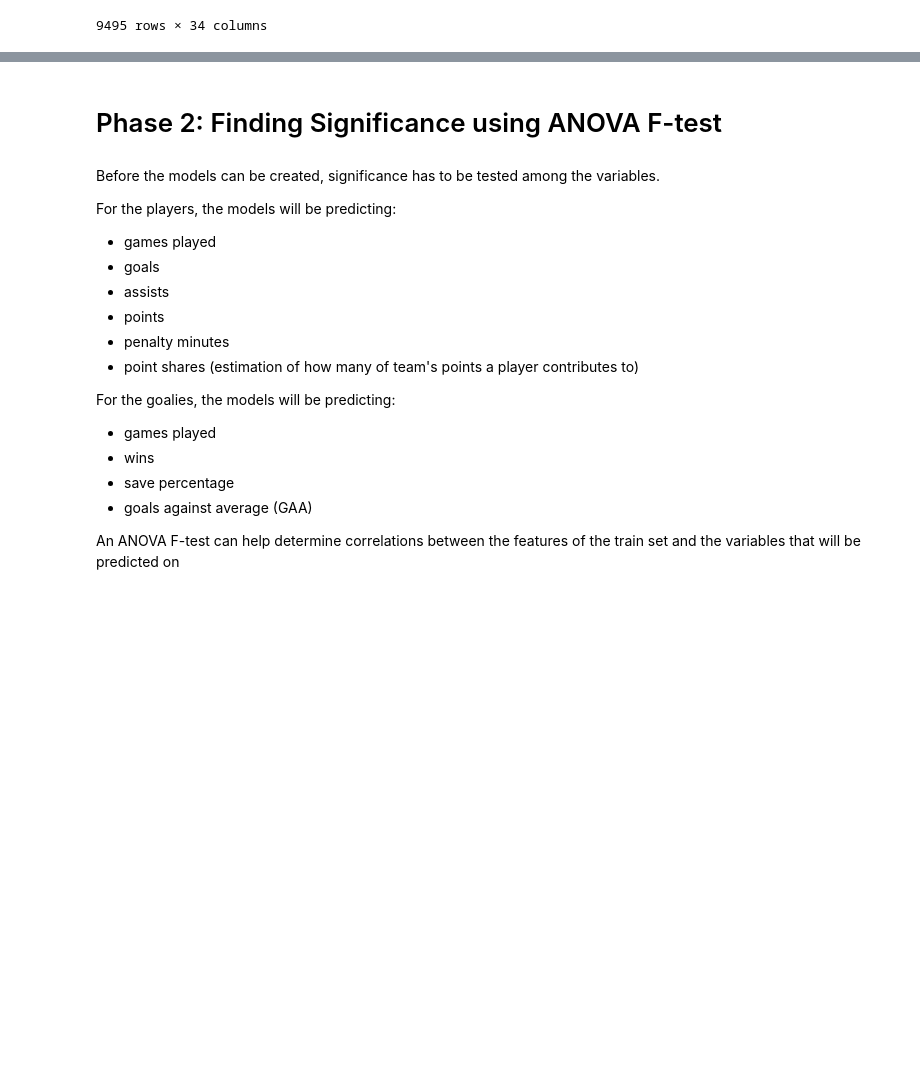
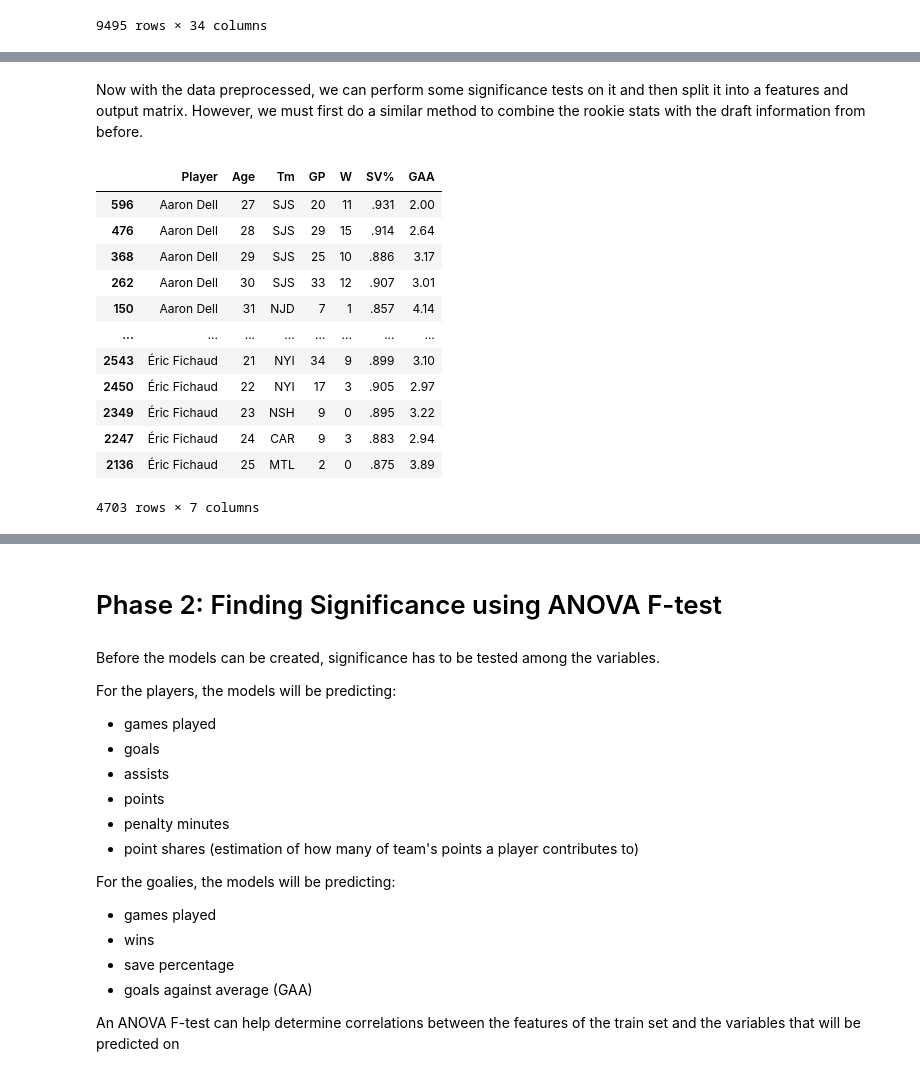
Before and after one commit to andrew-moscheni/nhl_draft_page, a Jupyter notebook: NHL_Prospect_Predictions.ipynb, the cells around one changed output, grey strips where cells are left out. Drawn from its saved outputs; the diff is of its cells as text; code cells hidden in the pictures; blank space fills up the shorter version.

```diff
--- a/NHL_Prospect_Predictions.ipynb
+++ b/NHL_Prospect_Predictions.ipynb
@@ -415,0 +486,44 @@ final_pl_season_tbl
+# %% [markdown]
+Now with the data preprocessed, we can perform some significance tests on it and then split it into a features and output matrix. However, we must first do a similar method to combine the rookie stats with the draft information from before.
+# %%
+#merge the goalie statistics in the training set, similar to how we did it above
+#merge the player statistics in the training set
+final_g_season_tbl = pd.DataFrame()
+
+for year in range(1963, 2023):
+  #access player stats during the seasonal data and format it with only
+  #necessary data for the model
+  if year == 2005:  #no player statistics for the 2005 lockout year
+    continue
+  url = "https://www.hockey-reference.com/leagues/NHL_" + str(year) + "_goalies.html"
+  g_season_tbl = pd.read_html(url)
+  g_season_tbl = pd.DataFrame(g_season_tbl[0])
+  g_season_tbl = g_season_tbl.iloc[:, 1:]
+  g_season_tbl.columns = g_season_tbl.columns.droplevel()
+  g_season_tbl = g_season_tbl.drop(columns=["L", "T/O", "GA", "SA", "SV", "GS"])
+  g_season_tbl = g_season_tbl.iloc[:, 0:7]
+
+  #concatenate tables as they come
+  final_g_season_tbl = pd.concat([g_season_tbl, final_g_season_tbl],
+                                  ignore_index=True, axis=0)
+
+  #use this to prevent HTTP errors
+  time.sleep(3)
+
+final_g_season_tbl.reset_index(drop=True, inplace=True)
+final_g_season_tbl = final_g_season_tbl.sort_values(by=['Player', 'Age'], ascending=[True, True])
+final_g_season_tbl
+# %% [output]
+|  | Player | Age | Tm | GP | W | SV% | GAA |
+| 596 | Aaron Dell | 27 | SJS | 20 | 11 | .931 | 2.00 |
+| 476 | Aaron Dell | 28 | SJS | 29 | 15 | .914 | 2.64 |
+| 368 | Aaron Dell | 29 | SJS | 25 | 10 | .886 | 3.17 |
+| 262 | Aaron Dell | 30 | SJS | 33 | 12 | .907 | 3.01 |
+| 150 | Aaron Dell | 31 | NJD | 7 | 1 | .857 | 4.14 |
+| ... | ... | ... | ... | ... | ... | ... | ... |
+| 2543 | Éric Fichaud | 21 | NYI | 34 | 9 | .899 | 3.10 |
+| 2450 | Éric Fichaud | 22 | NYI | 17 | 3 | .905 | 2.97 |
+| 2349 | Éric Fichaud | 23 | NSH | 9 | 0 | .895 | 3.22 |
+| 2247 | Éric Fichaud | 24 | CAR | 9 | 3 | .883 | 2.94 |
+| 2136 | Éric Fichaud | 25 | MTL | 2 | 0 | .875 | 3.89 |
+4703 rows × 7 columns
```
Also changed, not shown: parts of 9 cells of this notebook.
